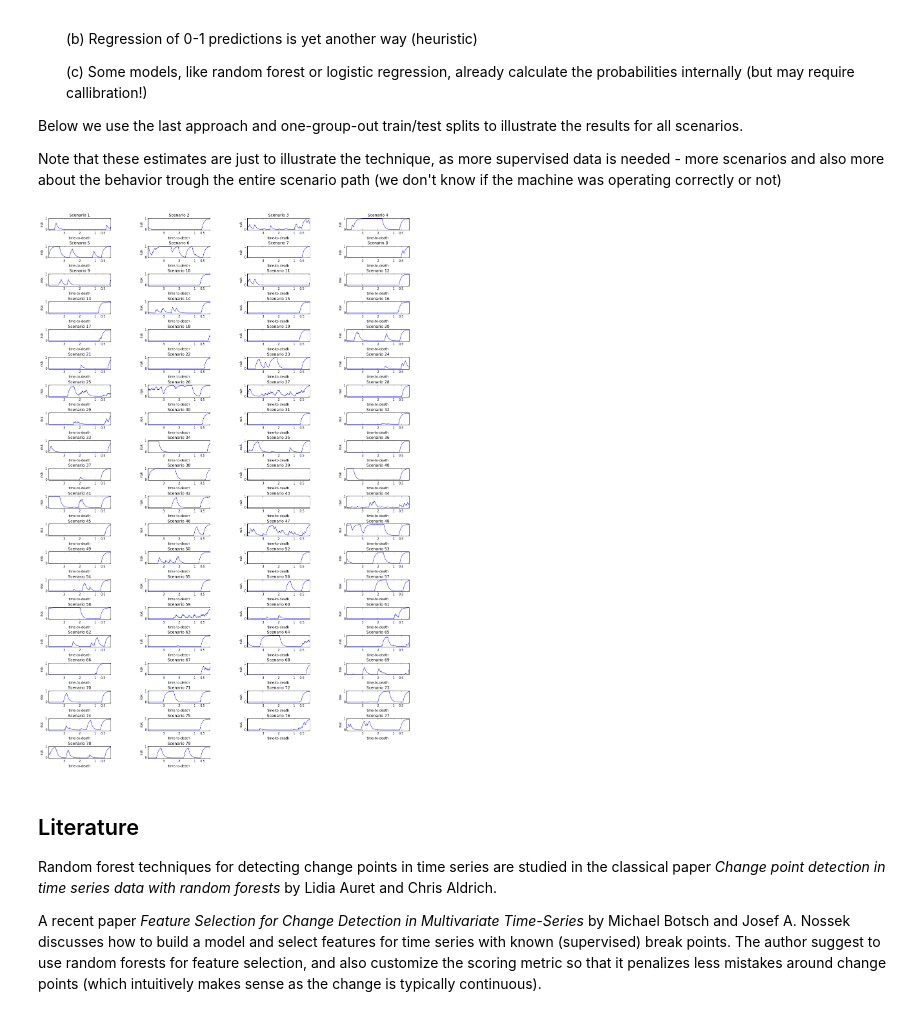
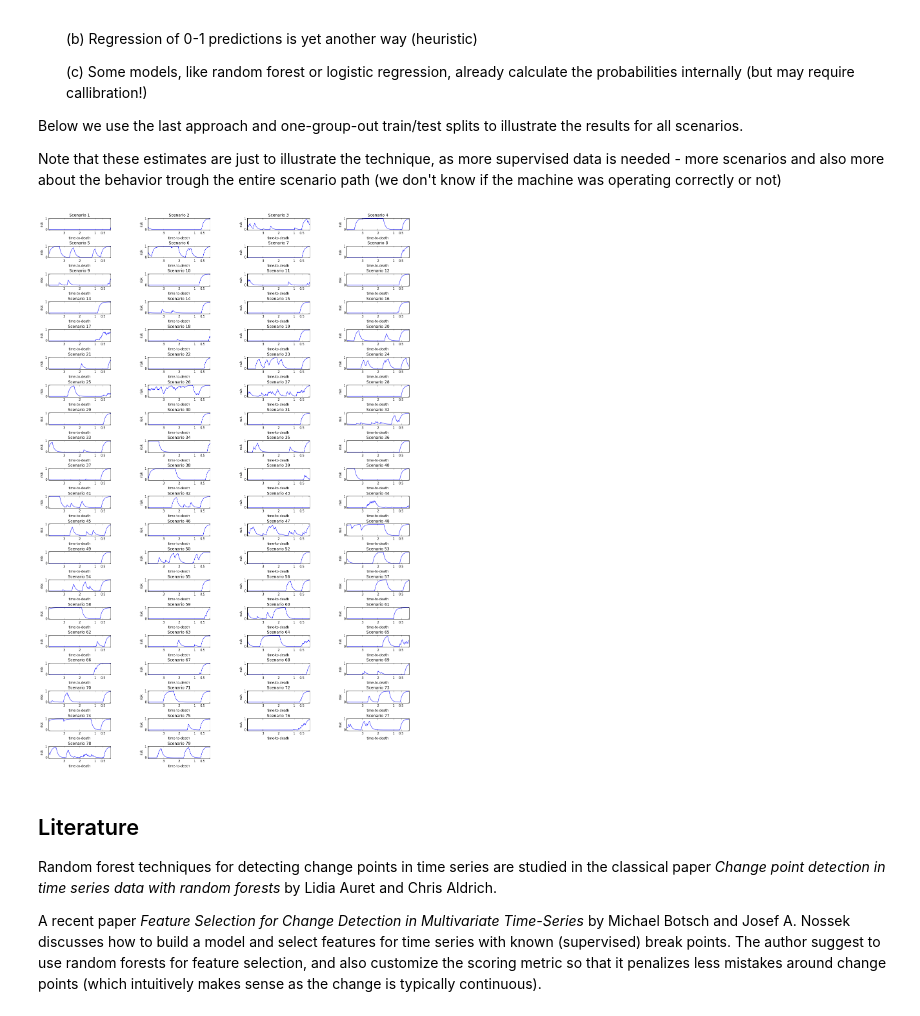
Before and after one commit to maciejskorski/BreakingPointDetection, a Jupyter notebook: ChangePointDetection.ipynb, the cells around one changed output. Cells and saved outputs as stored; diff of their text form; code cells hidden in the pictures.

```diff
--- a/ChangePointDetection.ipynb
+++ b/ChangePointDetection.ipynb
@@ -460,7 +460,7 @@ def testset_all_but_one(group_out=13):
     y_test = y_c[group==group_out]
     return X_test, y_test
 
-group_out = 13
+group_out = 33
 
 X_test, y_test = testset_all_but_one(group_out)
 group_train = group[group!=group_out]
@@ -470,7 +470,7 @@ clf = fit_all_but_one(clf,group_out)
 # plot the results
 
 # callibrate the classifier
-clf_isotonic = CalibratedClassifierCV(clf, cv=cv, method='sigmoid')
+clf_isotonic = CalibratedClassifierCV(clf, cv=cv, method='isotonic')
 clf_isotonic = fit_all_but_one(clf_isotonic,group_out)
 
 # note: the prediction curve is smoothed
@@ -507,31 +507,32 @@ Note that these estimates are just to illustrate the technique, as more supervis
 # %%
 #rfr = ensemble.RandomForestRegressor(n_estimators=20,max_features=10,max_depth=5,min_samples_leaf=10, random_state=13, n_jobs=-1)
 
 clf = ensemble.RandomForestClassifier(criterion="entropy",max_depth=5,n_estimators=30,
                                       min_samples_leaf=10,random_state=13, n_jobs=-1)
 
 fig = plt.figure(figsize=(20,30))
 fig.subplots_adjust(hspace=1.3,wspace=0.6)
 group_list = group.unique()
 for i in range(len(group_list)):
     ax = fig.add_subplot(20,4,i+1)
     # compute predictions for scenario i
     clf0 = fit_all_but_one(clf,group_list[i])
     cv=list(cv_gkf.split(X_t[group!=group_list[i]],y_c[group!=group_list[i]],group[group!=group_list[i]]))
-    clf_isotonic = CalibratedClassifierCV(clf0, cv=cv, method='sigmoid')
+    # calibrate the classifier
+    clf_isotonic = CalibratedClassifierCV(clf0, cv=cv, method='isotonic')
     clf_isotonic = fit_all_but_one(clf_isotonic,group_out)
     X_test, y_testrfr = testset_all_but_one(group_list[i])
     pnd.Series(clf_isotonic.predict(X_test)).ewm(span=15*4).mean()[-4*60*4:].plot()
     ax.set_ylabel('risk')
     ax.set_xlabel('time-to-death')
     x_offest = len(X_test)-np.array([4*30,4*60,2*4*60,3*4*60])
     plt.xticks(x_offest,[0.5,1,2,3])
     plt.ylim((-0.05,1.05))
     plt.yticks([0,1])
     ax.set_title('Scenario %s'%group_list[i])
 plt.show()
 # %% [output]
-[figure, old version]
+[figure, new version]
 # %% [markdown]
 ## Literature
 
```
Also changed, not shown: parts of 2 cells of this notebook.
